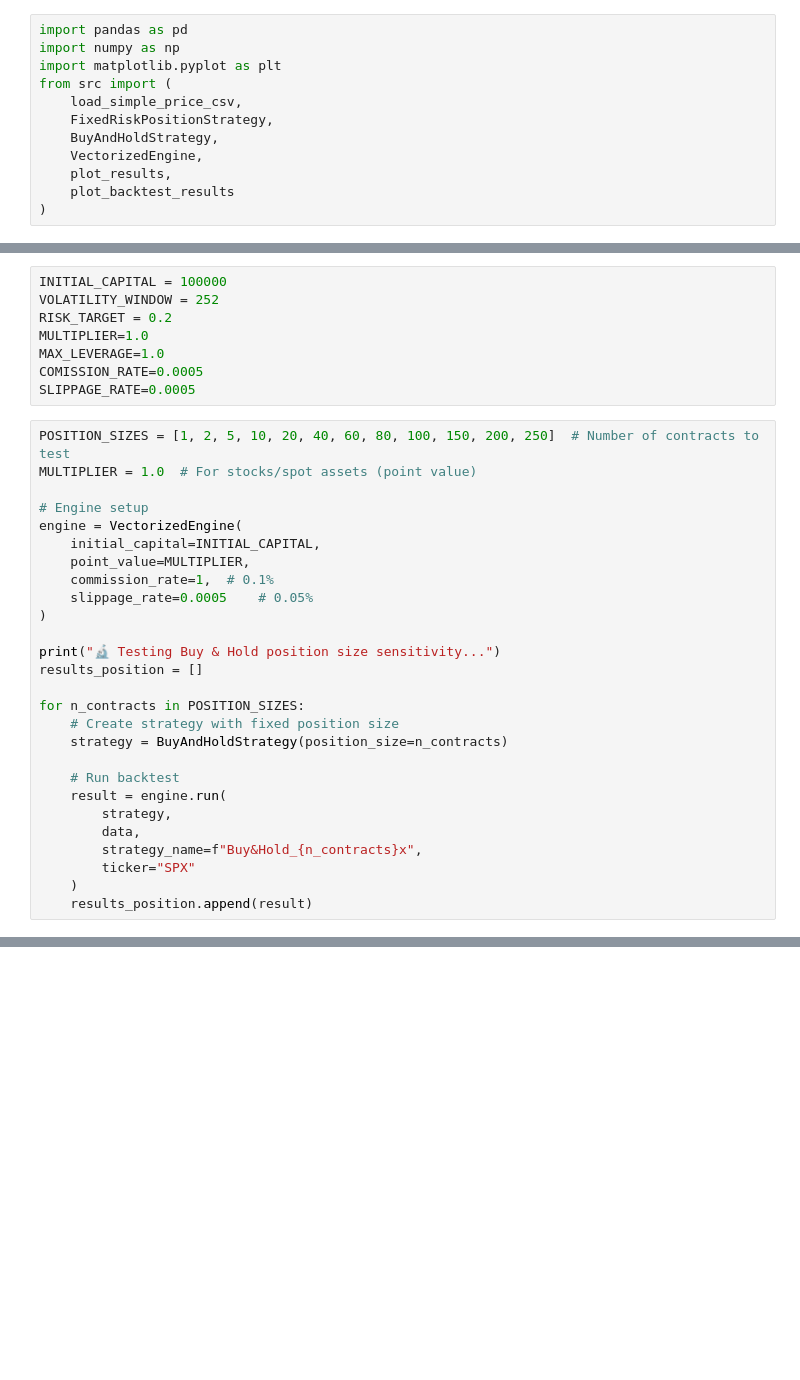
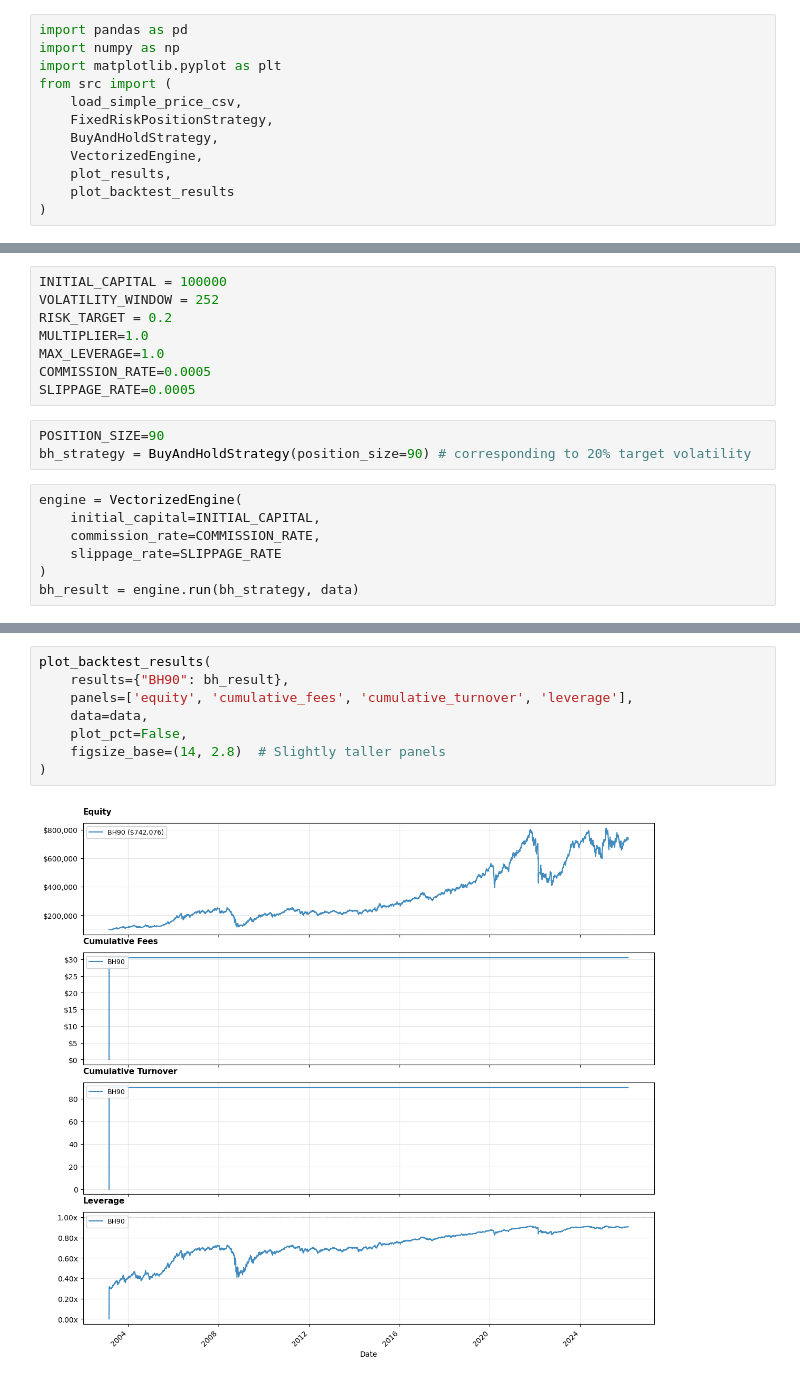
Before and after one commit to SoulDancer27/futures_trading_strategies, a Jupyter notebook: my_tests/4. testing_bh_strats.ipynb, the cells around one changed output, grey strips where cells are left out. Cells and saved outputs as stored; diff of their text form; blank space fills up the shorter version.

```diff
--- a/my_tests/4. testing_bh_strats.ipynb
+++ b/my_tests/4. testing_bh_strats.ipynb
@@ -43,32 +43,15 @@ VOLATILITY_WINDOW = 252
 RISK_TARGET = 0.2
 MULTIPLIER=1.0
 MAX_LEVERAGE=1.0
-COMISSION_RATE=0.0005
+COMMISSION_RATE=0.0005
 SLIPPAGE_RATE=0.0005
 # %%
-POSITION_SIZES = [1, 2, 5, 10, 20, 40, 60, 80, 100, 150, 200, 250]  # Number of contracts to test
-MULTIPLIER = 1.0  # For stocks/spot assets (point value)
-
-# Engine setup
-engine = VectorizedEngine(
-    initial_capital=INITIAL_CAPITAL,
-    point_value=MULTIPLIER,
-    commission_rate=1,  # 0.1%
-    slippage_rate=0.0005    # 0.05%
-)
-
-print("🔬 Testing Buy & Hold position size sensitivity...")
-results_position = []
-
-for n_contracts in POSITION_SIZES:
-    # Create strategy with fixed position size
-    strategy = BuyAndHoldStrategy(position_size=n_contracts)
-
-    # Run backtest
-    result = engine.run(
-        strategy,
-        data,
-        strategy_name=f"Buy&Hold_{n_contracts}x",
-        ticker="SPX"
-    )
-    results_position.append(result)
+POSITION_SIZE=90
+bh_strategy = BuyAndHoldStrategy(position_size=90) # corresponding to 20% target volatility
+# %%
+engine = VectorizedEngine(
+    initial_capital=INITIAL_CAPITAL,
+    commission_rate=COMMISSION_RATE,
+    slippage_rate=SLIPPAGE_RATE
+)
+bh_result = engine.run(bh_strategy, data)
@@ -74,0 +74,10 @@ for n_contracts in POSITION_SIZES:
+# %%
+plot_backtest_results(
+    results={"BH90": bh_result},
+    panels=['equity', 'cumulative_fees', 'cumulative_turnover', 'leverage'],
+    data=data,
+    plot_pct=False,
+    figsize_base=(14, 2.8)  # Slightly taller panels
+)
+# %% [output]
+[figure, added]
```
Also changed, not shown: parts of 10 cells of this notebook, 15 other files.
